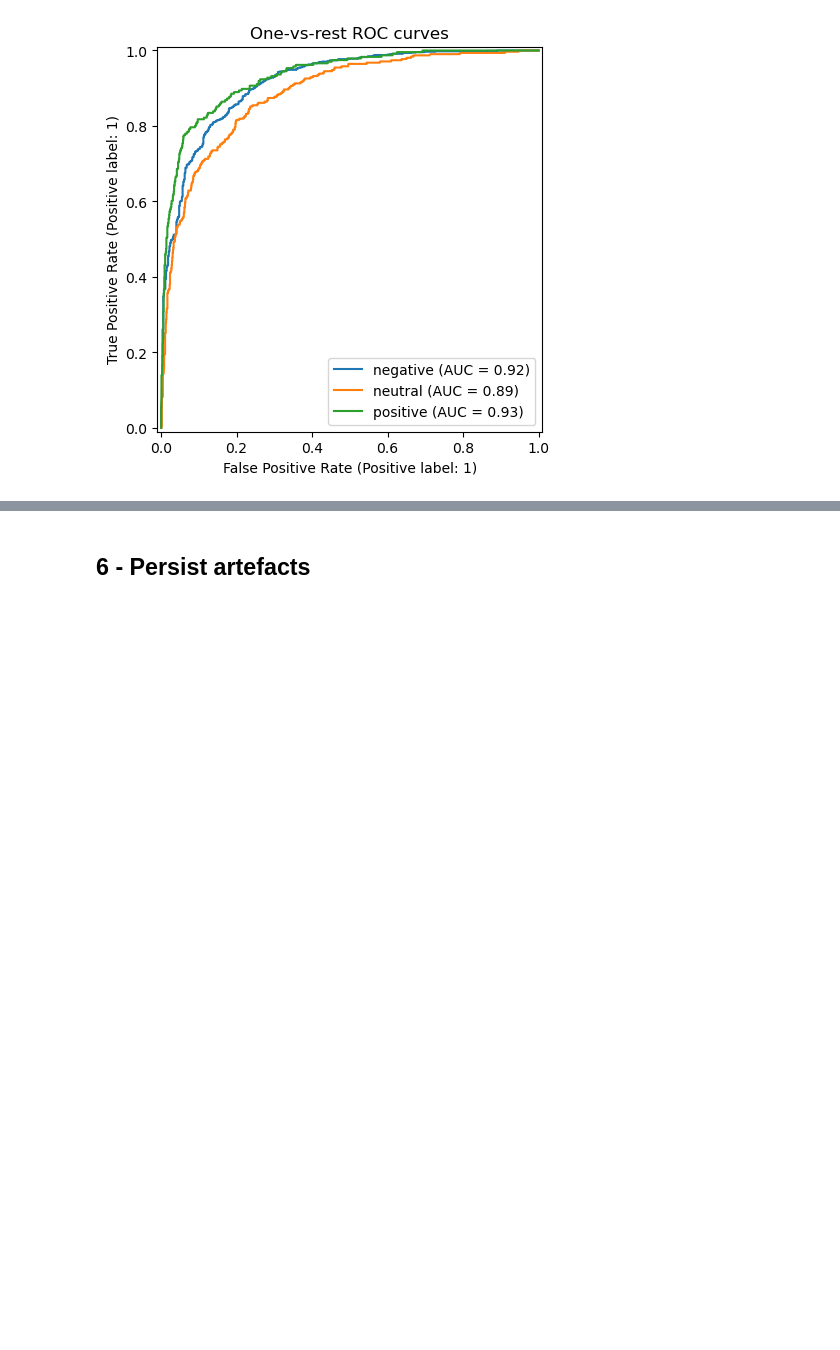
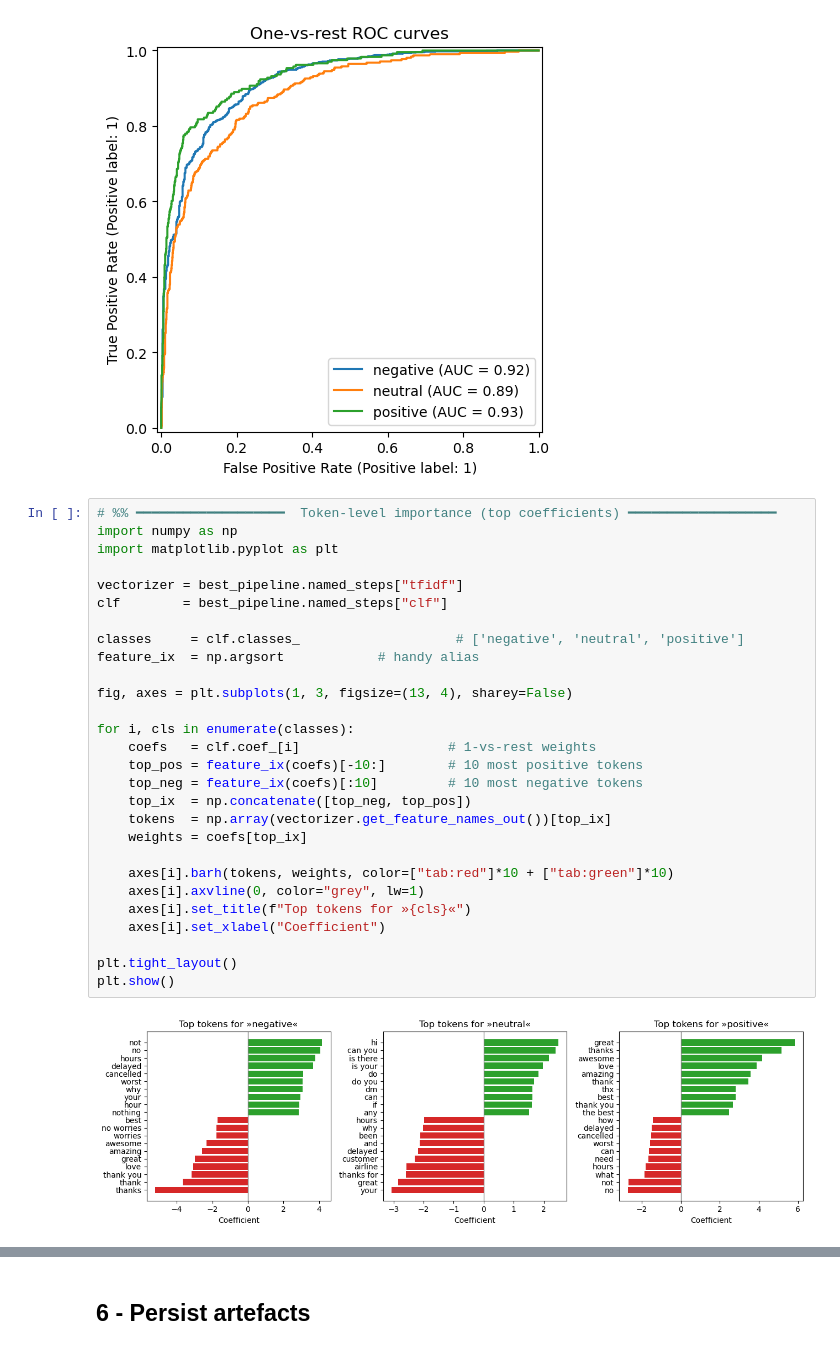
Before and after one commit to justin-castillo/twitter-airline-analysis, a Jupyter notebook: notebooks/07_optuna_tuning.ipynb, the cells around one changed output, grey strips where cells are left out. Drawn from its saved outputs; the diff is of its cells as text; blank space fills up the shorter version.

```diff
--- a/notebooks/07_optuna_tuning.ipynb
+++ b/notebooks/07_optuna_tuning.ipynb
@@ -283,3 +283,33 @@ weighted avg      0.805     0.808     0.797      1464
 
 Weighted OVR ROC‑AUC: 0.913
 [figure]
+# %%
+# %% ━━━━━━━━━━━━━━━━━━━  Token‑level importance (top coefficients) ━━━━━━━━━━━━━━━━━━━
+import numpy as np
+import matplotlib.pyplot as plt
+
+vectorizer = best_pipeline.named_steps["tfidf"]
+clf        = best_pipeline.named_steps["clf"]
+
+classes     = clf.classes_                    # ['negative', 'neutral', 'positive']
+feature_ix  = np.argsort            # handy alias
+
+fig, axes = plt.subplots(1, 3, figsize=(13, 4), sharey=False)
+
+for i, cls in enumerate(classes):
+    coefs   = clf.coef_[i]                   # 1‑vs‑rest weights
+    top_pos = feature_ix(coefs)[-10:]        # 10 most positive tokens
+    top_neg = feature_ix(coefs)[:10]         # 10 most negative tokens
+    top_ix  = np.concatenate([top_neg, top_pos])
+    tokens  = np.array(vectorizer.get_feature_names_out())[top_ix]
+    weights = coefs[top_ix]
+
+    axes[i].barh(tokens, weights, color=["tab:red"]*10 + ["tab:green"]*10)
+    axes[i].axvline(0, color="grey", lw=1)
+    axes[i].set_title(f"Top tokens for »{cls}«")
+    axes[i].set_xlabel("Coefficient")
+
+plt.tight_layout()
+plt.show()
+# %% [output]
+[figure, added]
```
Also changed, not shown: parts of 5 cells of this notebook, 5 other files.
